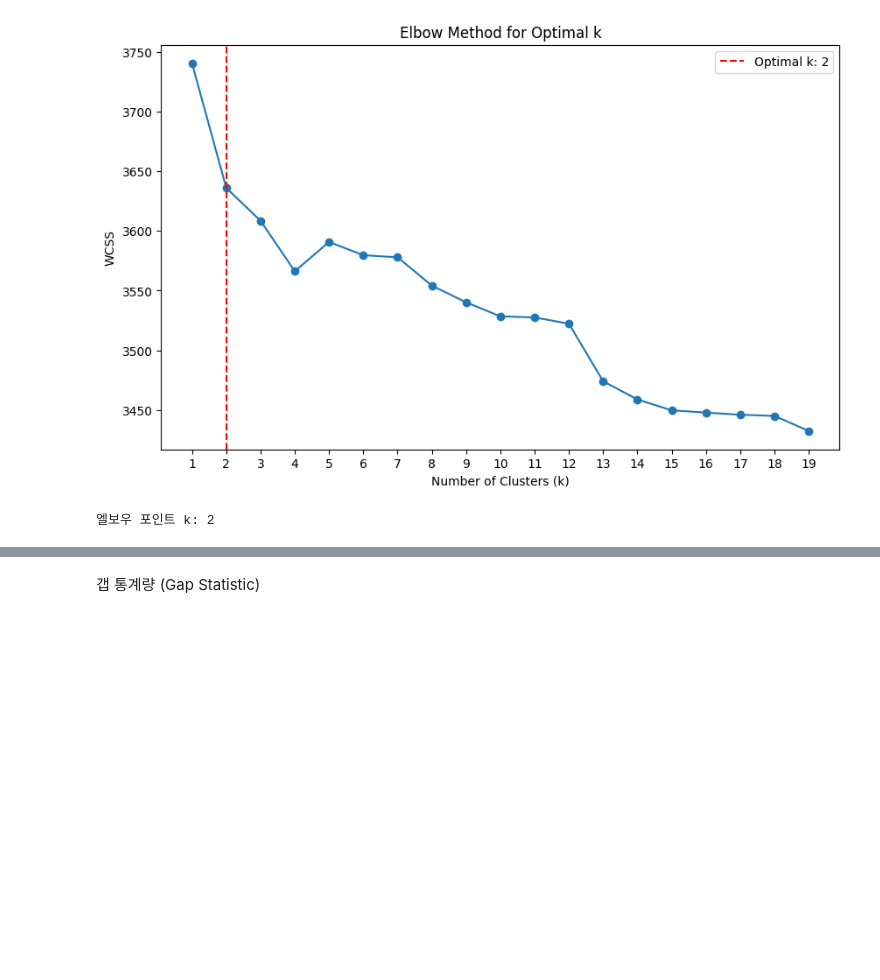
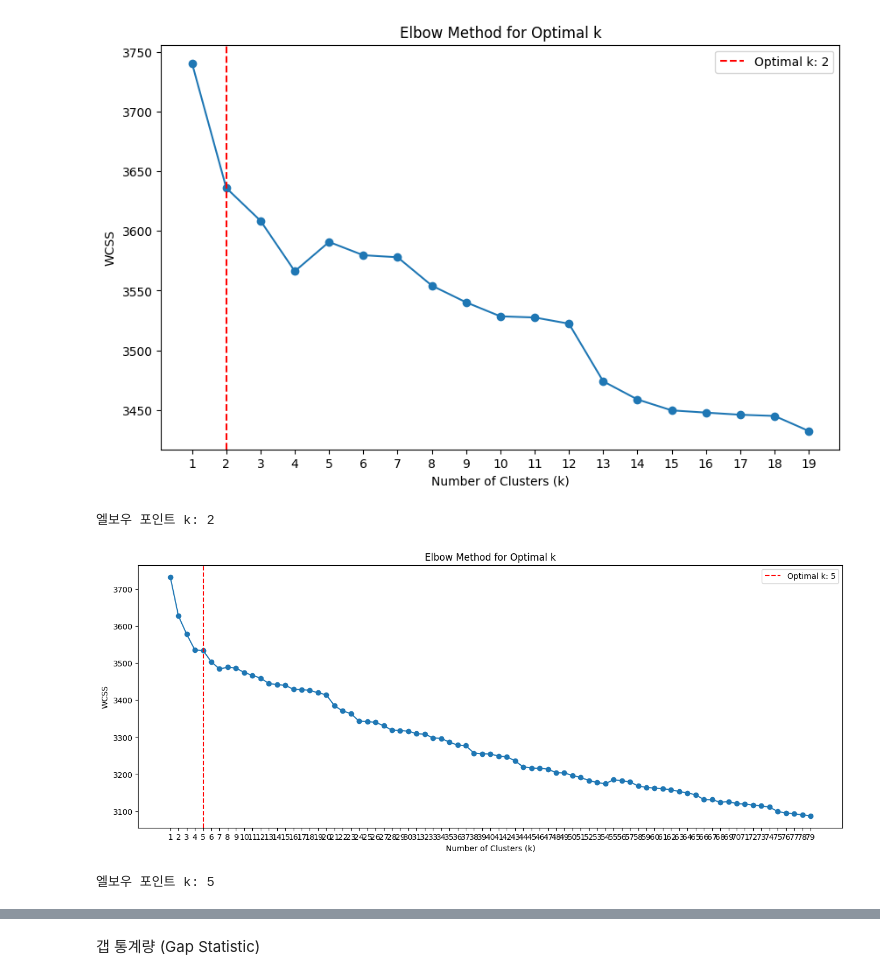
Before and after one commit to sesac-NoF/NoF, a Jupyter notebook: 18.Labeling.ipynb, the cells around one changed output, grey strips where cells are left out. Cells and saved outputs as stored; diff of their text form; code cells hidden in the pictures; blank space fills up the shorter version.

```diff
--- a/18.Labeling.ipynb
+++ b/18.Labeling.ipynb
@@ -217,3 +218,39 @@ print(f"엘보우 포인트 k: {elbow_index}")
 # %% [output]
 [figure]
 엘보우 포인트 k: 2
+# %%
+import matplotlib.pyplot as plt
+from sklearn.cluster import KMeans
+import numpy as np
+
+wcss = []
+k_range = range(1, 80)  # k 값을 1에서 10까지 시도
+
+for k in k_range:
+    kmeans = KMeans(n_clusters=k,init='k-means++',random_state=42)
+    kmeans.fit(tfidf_matrix)
+    wcss.append(kmeans.inertia_)
+
+plt.figure(figsize=(16, 6))
+plt.plot(k_range, wcss, marker='o')
+plt.title('Elbow Method for Optimal k')
+plt.xlabel('Number of Clusters (k)')
+plt.ylabel('WCSS')
+plt.xticks(k_range)
+
+
+# 엘보우 포인트 자동 감지
+diff = np.diff(wcss)  # 1차 미분
+diff2 = np.diff(diff)  # 2차 미분
+elbow_index = np.argmin(diff2) + 2  # 엘보우 포인트 인덱스 (k는 2부터 시작)
+
+# 엘보우 포인트 표시
+plt.axvline(x=elbow_index, color='red', linestyle='--', label=f'Optimal k: {elbow_index}')
+plt.legend()
+plt.show()
+
+print(f"엘보우 포인트 k: {elbow_index}")
+#Wcss의 감소가 완만해지는 elbow 지점을 k=4~5이므로 k=4가 적절하다.
+# %% [output]
+[figure, added]
+엘보우 포인트 k: 5
```
Also changed, not shown: parts of 6 cells of this notebook.
